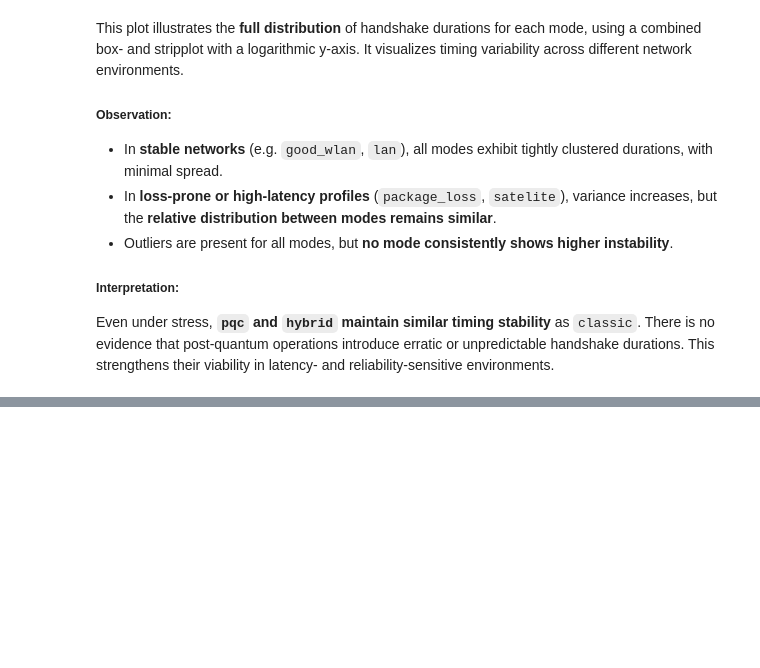
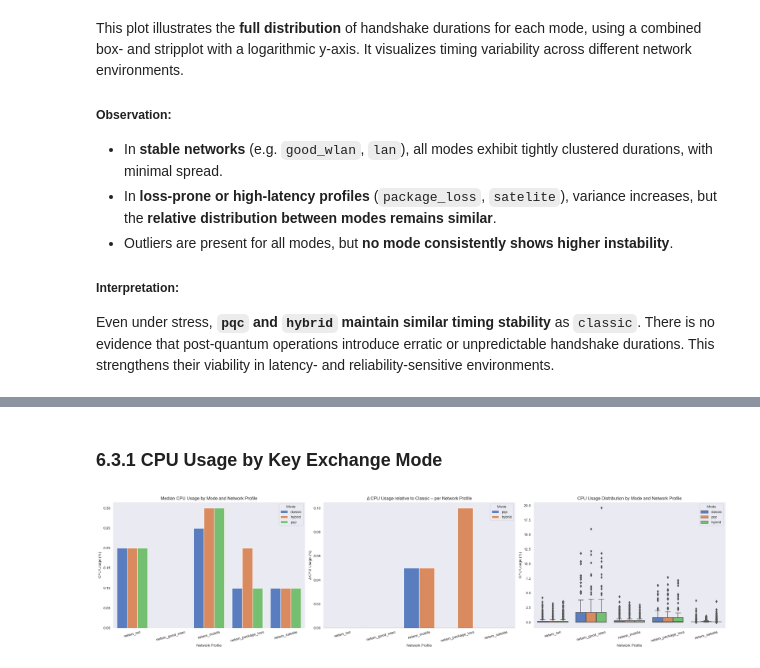
Before and after one commit to LucaBreh/HybridKEX, a Jupyter notebook: analytics/notebooks/03_analysis_and_visualization.ipynb, the cells around one changed output, grey strips where cells are left out. Drawn from its saved outputs; the diff is of its cells as text; code cells hidden in the pictures; blank space fills up the shorter version.

```diff
--- a/analytics/notebooks/03_analysis_and_visualization.ipynb
+++ b/analytics/notebooks/03_analysis_and_visualization.ipynb
@@ -709,0 +724,58 @@ Even under stress, **`pqc` and `hybrid` maintain similar timing stability** as `
+# %% [markdown]
+### 6.3.1 CPU Usage by Key Exchange Mode
+# %%
+cpu_medians = df_client.groupby(["netem", "mode"])["cpu_percent"].median().unstack()
+profile_order = ["netem_lan", "netem_good_wlan", "netem_mobile", "netem_package_loss", "netem_satelite"]
+cpu_medians = cpu_medians.loc[profile_order]
+# %%
+fig, axes = plt.subplots(1, 3, figsize=(24, 6))
+
+# Absolute CPU Usage – Medianwerte pro Profile & Mode
+cpu_melted = cpu_medians.reset_index().melt(id_vars="netem", var_name="mode", value_name="cpu")
+
+sns.barplot(
+    data=cpu_melted,
+    x="netem",
+    y="cpu",
+    hue="mode",
+    palette="muted",
+    ax=axes[0]
+)
+axes[0].set_title("Median CPU Usage by Mode and Network Profile")
+axes[0].set_ylabel("CPU Usage (%)")
+axes[0].set_xlabel("Network Profile")
+axes[0].tick_params(axis='x', rotation=15)
+axes[0].grid(axis="y")
+axes[0].legend(title="Mode")
+
+# Δ CPU Usage relative to Classic
+sns.barplot(data=cpu_delta, x="netem", y="delta_cpu", hue="mode", palette="muted", ax=axes[1])
+axes[1].axhline(0, color="black", linewidth=1)
+axes[1].set_title("Δ CPU Usage relative to Classic – per Network Profile")
+axes[1].set_ylabel("Δ CPU Usage (%)")
+axes[1].set_xlabel("Network Profile")
+axes[1].tick_params(axis='x', rotation=15)
+axes[1].grid(axis="y")
+axes[1].legend(title="Mode")
+
+# Verteilung der CPU-Werte
+sns.boxplot(
+    data=df_client,
+    x="netem",
+    y="cpu_percent",
+    hue="mode",
+    order=profile_order,
+    palette="muted",
+    ax=axes[2]
+)
+axes[2].set_title("CPU Usage Distribution by Mode and Network Profile")
+axes[2].set_ylabel("CPU Usage (%)")
+axes[2].set_xlabel("Network Profile")
+axes[2].tick_params(axis='x', rotation=15)
+axes[2].grid(axis="y")
+axes[2].legend(title="Mode")
+
+plt.tight_layout()
+plt.show()
+# %% [output]
+[figure, added]
```
Also changed, not shown: parts of 13 cells of this notebook, 1 other file.
